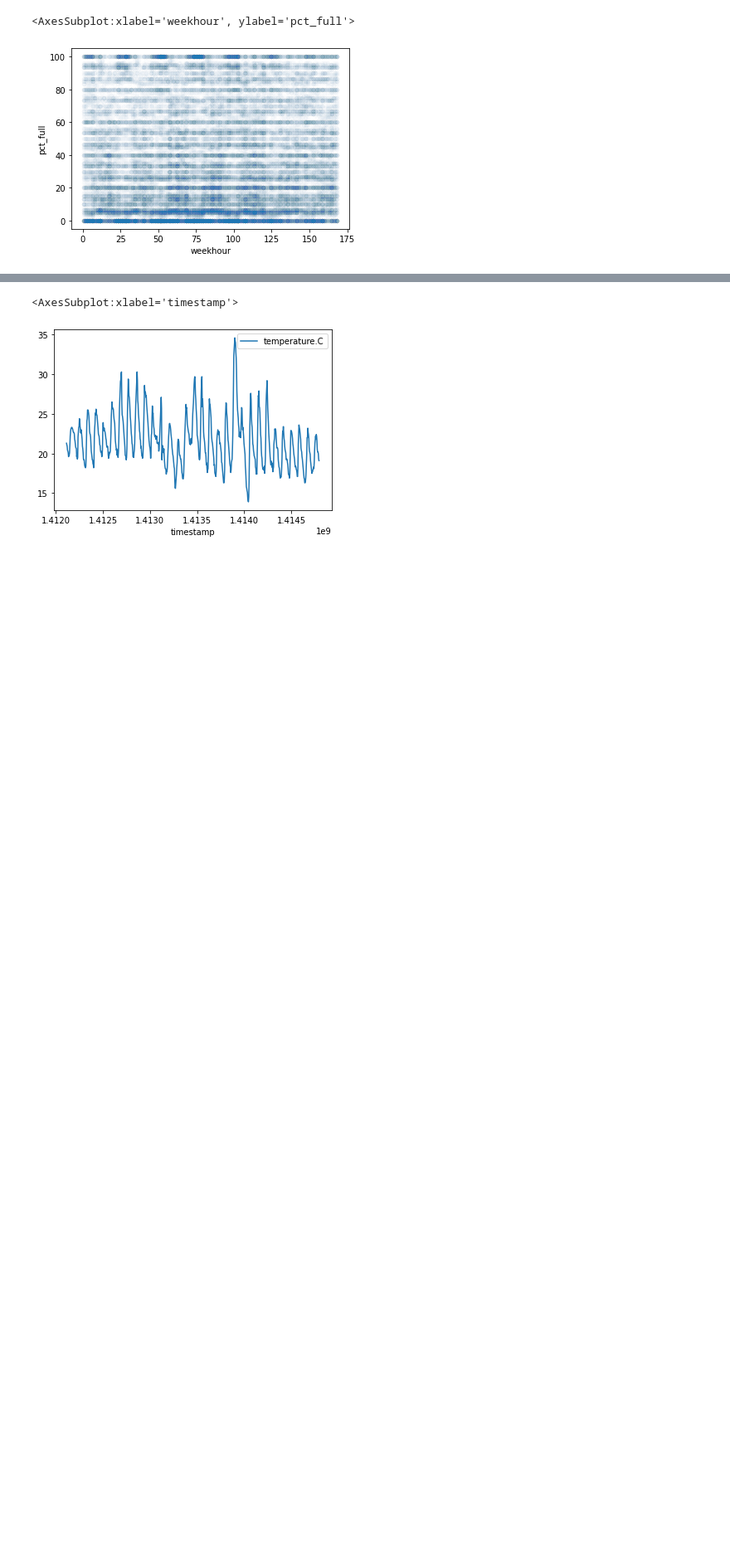
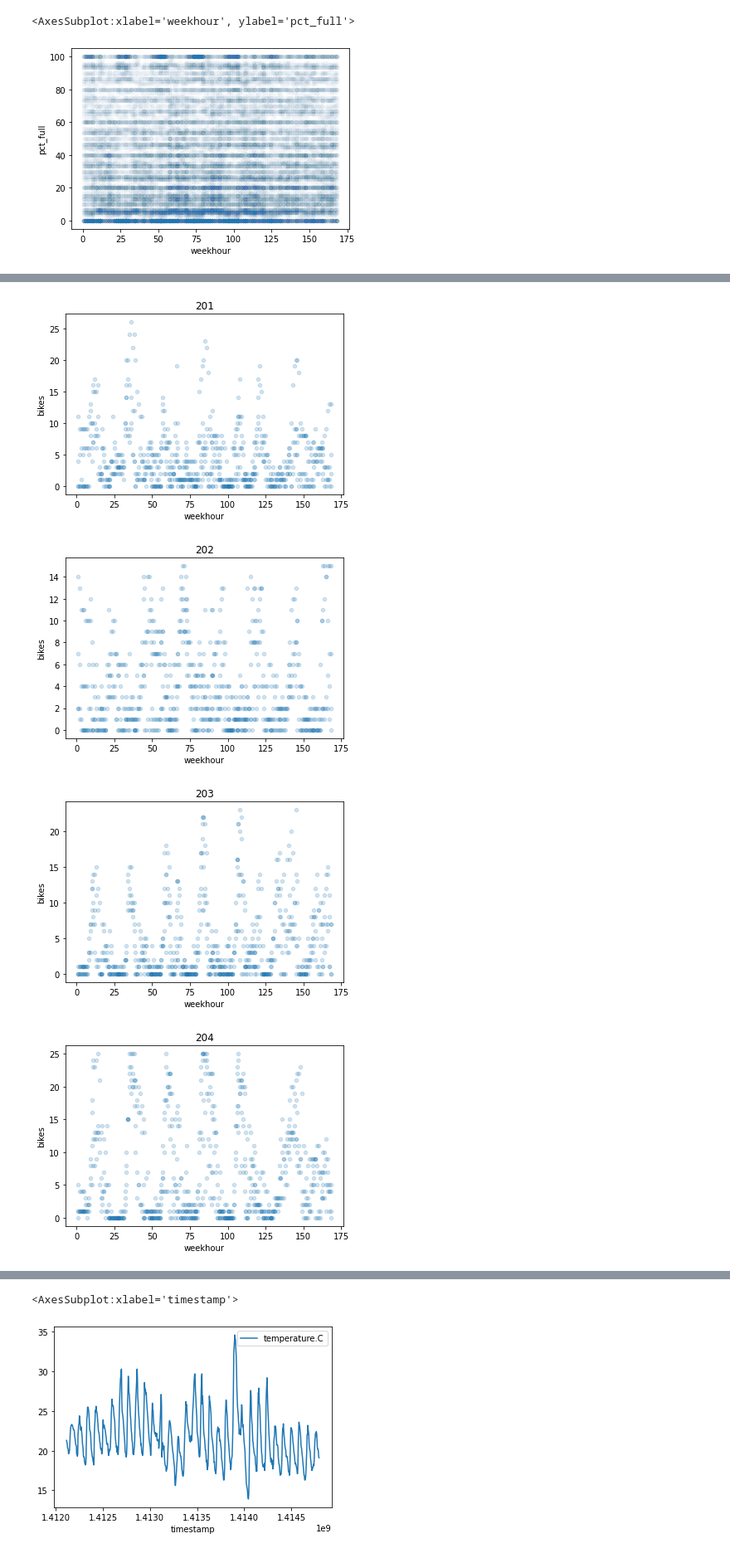
Before and after one commit to tashinam/morebikes, a Jupyter notebook: explore.ipynb, the cells around one changed output, grey strips where cells are left out. Shown at 83% size. Drawn from its saved outputs; the diff is of its cells as text; code cells hidden in the pictures; blank space fills up the shorter version.

Commit message:
add weekhour vs bikes graphs for each station
to show periodic behaviour for at least some stations

```diff
--- a/explore.ipynb
+++ b/explore.ipynb
@@ -473,0 +479,8 @@ df.plot.scatter("weekhour", "pct_full", alpha=0.01)
+# %%
+for station, group in df.groupby("station"):
+    group.plot.scatter("weekhour", "bikes", alpha=0.2, title=station)
+# %% [output]
+[figure, added]
+[figure, added]
+[figure, added]
+[figure, added]
```
Also changed, not shown: parts of 2 cells of this notebook.
